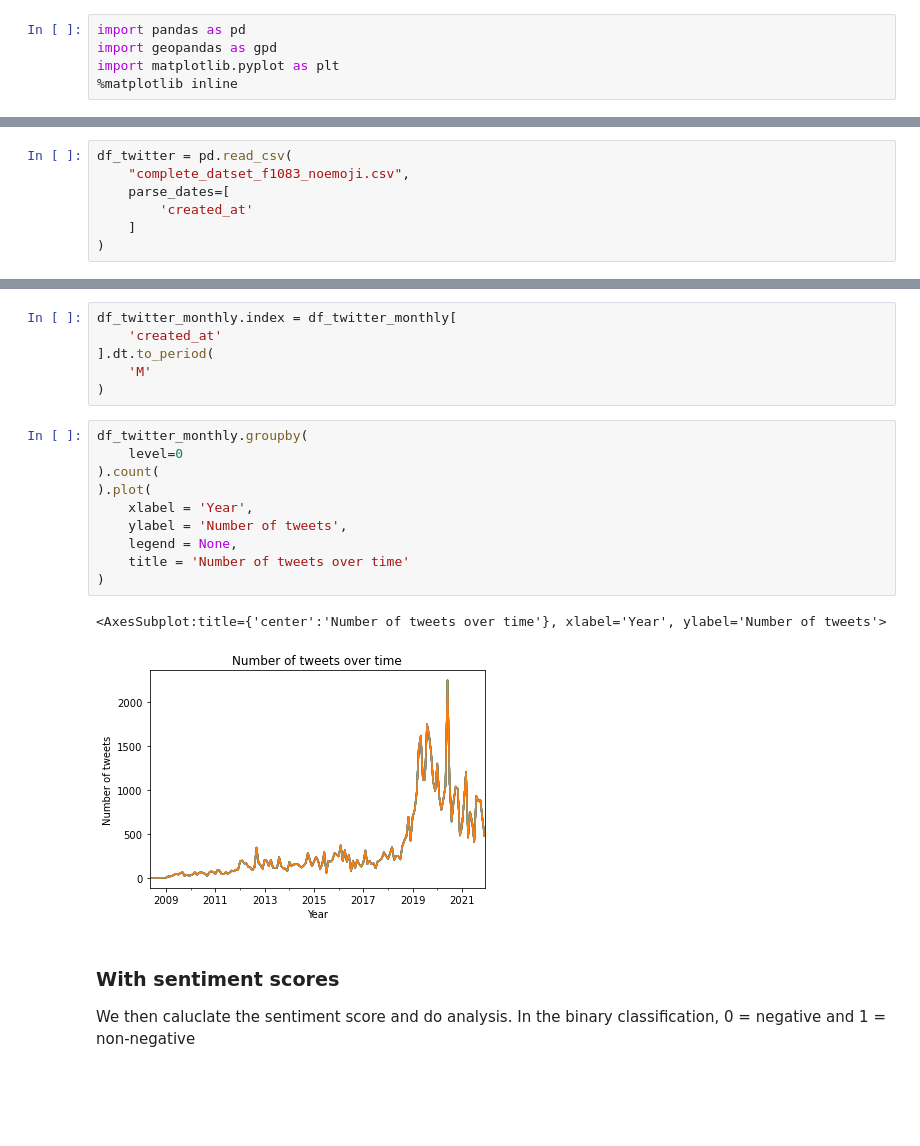
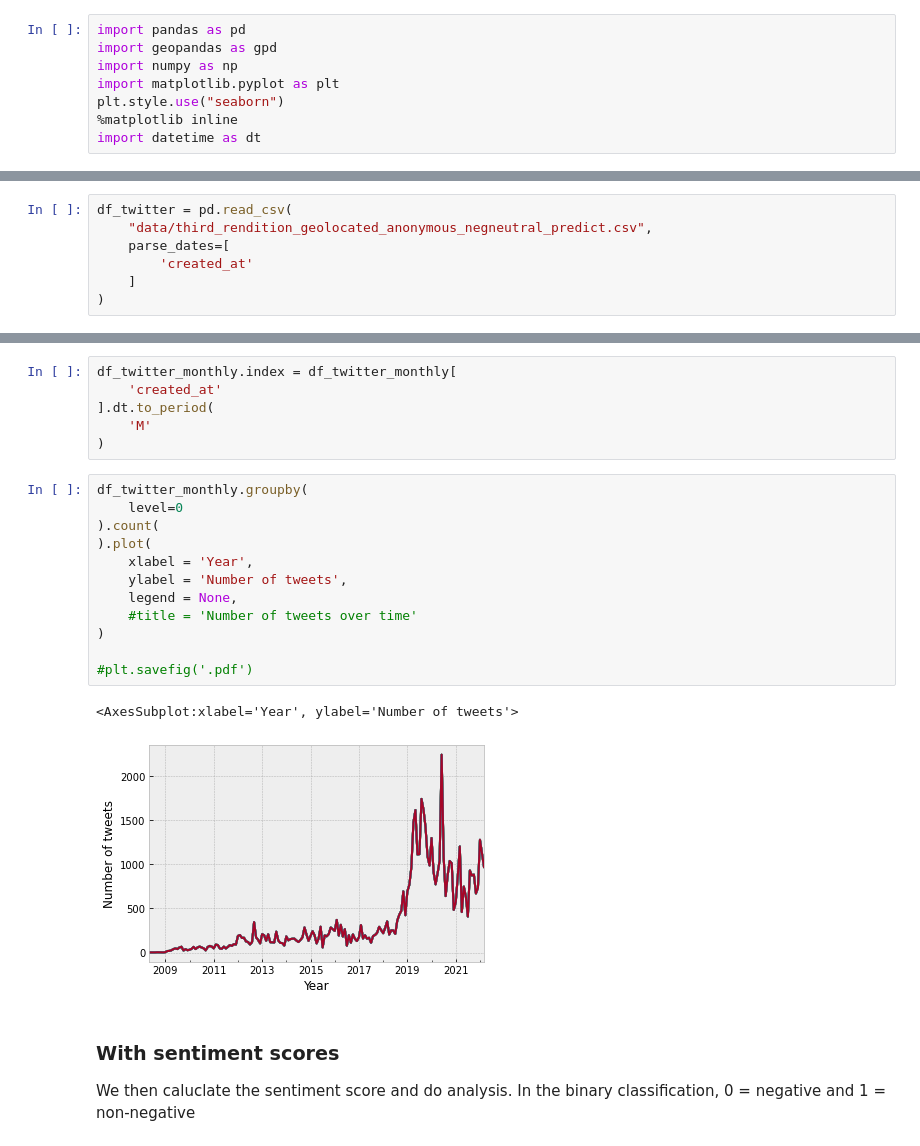
Before and after one commit to OskarVagero/sentiment-analysis-we, a Jupyter notebook: python_scripts/proj_twitt_sentiment/binary_results.ipynb, the cells around one changed output, grey strips where cells are left out. Cells and saved outputs as stored; diff of their text form; blank space fills up the shorter version.

```diff
--- a/python_scripts/proj_twitt_sentiment/binary_results.ipynb
+++ b/python_scripts/proj_twitt_sentiment/binary_results.ipynb
@@ -3,5 +3,8 @@
 # %%
 import pandas as pd
 import geopandas as gpd
+import numpy as np
 import matplotlib.pyplot as plt
+plt.style.use("seaborn")
 %matplotlib inline
+import datetime as dt
@@ -29,7 +57,7 @@ gdf_NOnuts3 = gdf_NOnuts3.to_crs("EPSG:4326")
 We start by simply loading the data from our csv file
 # %%
 df_twitter = pd.read_csv(
-    "complete_datset_f1083_noemoji.csv",
+    "data/third_rendition_geolocated_anonymous_negneutral_predict.csv",
     parse_dates=[
         'created_at'
     ]
@@ -47,16 +75,18 @@ df_twitter_monthly.index = df_twitter_monthly[
 # %%
 df_twitter_monthly.groupby(
     level=0
 ).count(
 ).plot(
     xlabel = 'Year',
     ylabel = 'Number of tweets',
     legend = None,
-    title = 'Number of tweets over time'
+    #title = 'Number of tweets over time'
 )
+
+#plt.savefig('.pdf')
 # %% [output]
-<AxesSubplot:title={'center':'Number of tweets over time'}, xlabel='Year', ylabel='Number of tweets'>
+<AxesSubplot:xlabel='Year', ylabel='Number of tweets'>
-[figure, old version]
+[figure, new version]
 # %% [markdown]
 ### With sentiment scores
 We then caluclate the sentiment score and do analysis. In the binary classification, 0 = negative and 1 = non-negative
```
Also changed, not shown: parts of 61 cells of this notebook.
